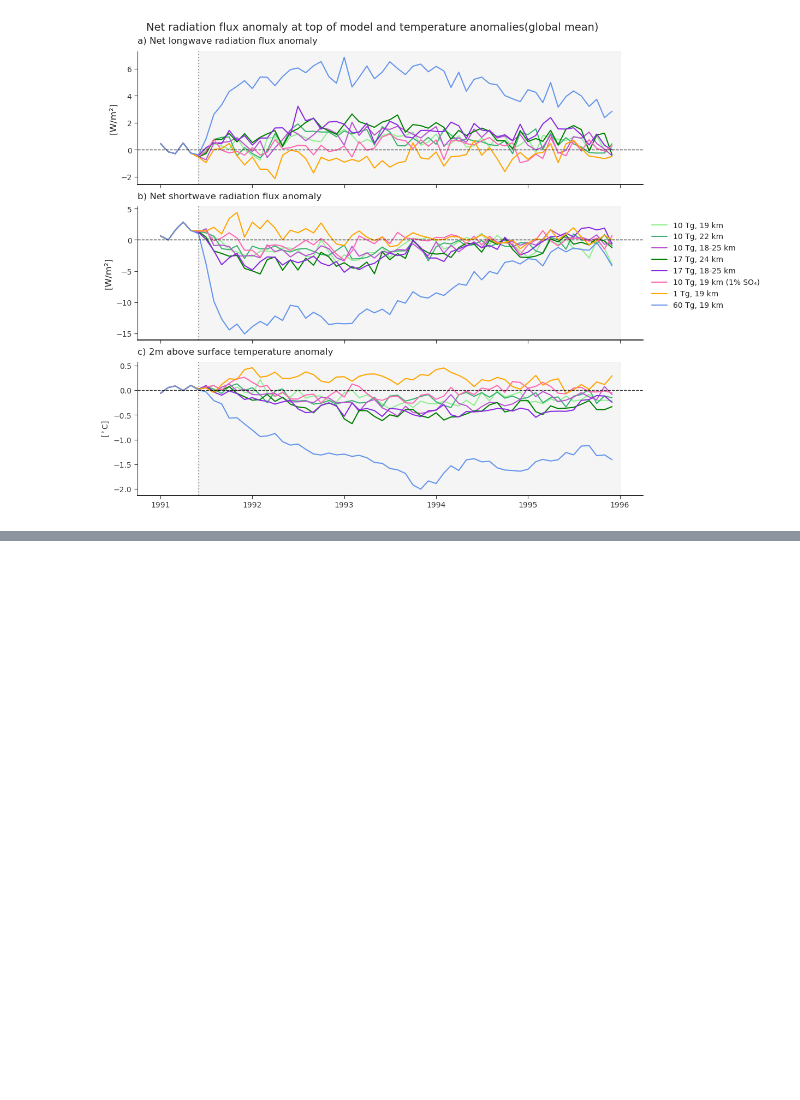
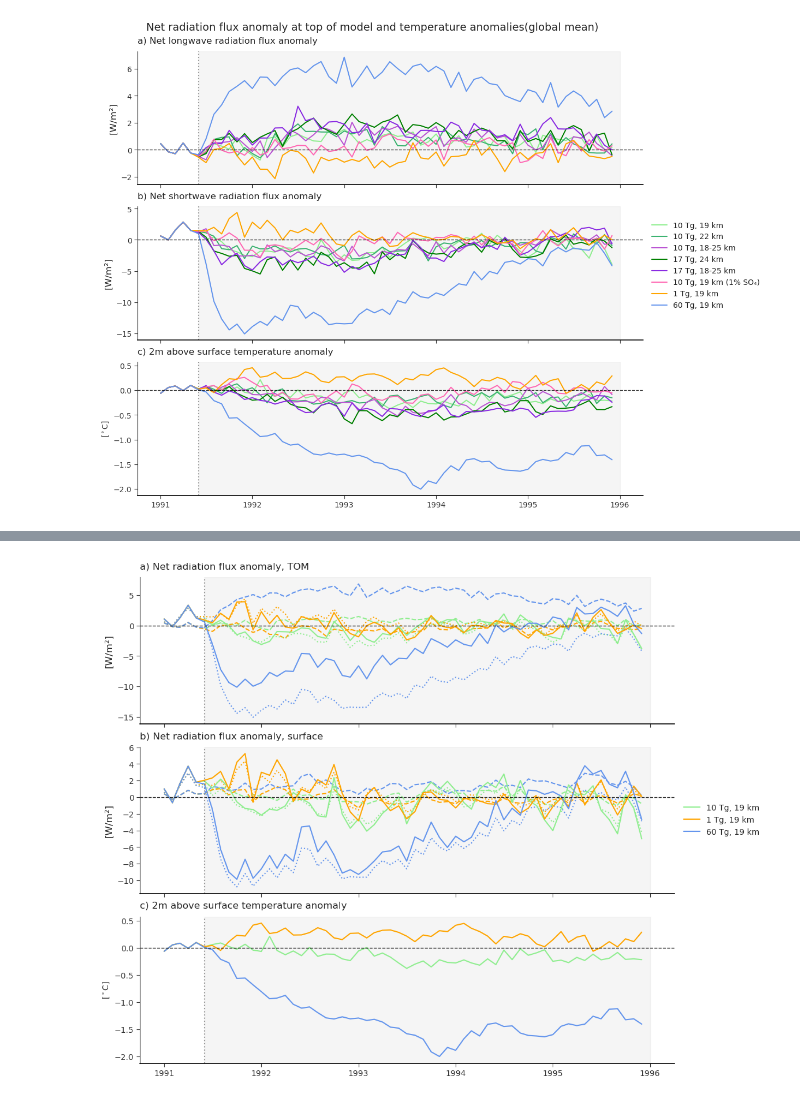
Before and after one commit to EliHHogemo/master_thesis, a Jupyter notebook: radiation.ipynb, the cells around one changed output, grey strips where cells are left out. Drawn from its saved outputs; the diff is of its cells as text; code cells hidden in the pictures; blank space fills up the shorter version.

```diff
--- a/radiation.ipynb
+++ b/radiation.ipynb
@@ -779,2 +789,82 @@ plt.show()
+# %%
+sns.set_style("ticks")
+plt.rcParams['axes.edgecolor'] = '#333333'
+plt.rcParams['xtick.color'] = '#333333'
+plt.rcParams['ytick.color'] = '#333333'
+
+eruption_date = cftime.DatetimeNoLeap(1991, 6, 1)
+start_date    = cftime.DatetimeNoLeap(1991, 1, 1)
+end_date      = cftime.DatetimeNoLeap(1996, 1, 1)
+
+xticks = [cftime.DatetimeNoLeap(y, 1, 1) for y in range(1991, 1997)]
+xtick_labels = [str(y) for y in range(1991, 1997)]
+
+fig, (ax_top, ax_surf, ax_t) = plt.subplots(3, 1, figsize=(10, 9), sharex=True, constrained_layout=True)
+
+ax_top.plot(netlwtom_19_c_anom.time, netlwtom_19_c_anom,color="lightgreen", lw=1.5, linestyle = "--")
+ax_top.plot(netlwtom_1tg_anom.time, netlwtom_1tg_anom,color="orange", lw=1.5, linestyle = "--")
+ax_top.plot(netlwtom_60tg_anom.time, netlwtom_60tg_anom,color="cornflowerblue", lw=1.5, linestyle = "--")
+ax_top.set_ylabel("[W/m²]", fontsize=12)
+
+ax_top.plot(netswtom_19_c_anom.time, netswtom_19_c_anom,color="lightgreen", lw=1.5, linestyle = ":")
+ax_top.plot(netswtom_1tg_anom.time, netswtom_1tg_anom,color="orange", lw = 1.5, linestyle = ":")
+ax_top.plot(netswtom_60tg_anom.time, netswtom_60tg_anom,color="cornflowerblue", lw=1.5, linestyle = ":")
+ax_top.set_ylabel("[W/m²]", fontsize=12)
+
+ax_top.plot(total_tom_19_c.time, total_tom_19_c,color="lightgreen", lw=1.5)
+ax_top.plot(total_tom_1tg.time, total_tom_1tg,color="orange", lw = 1.5)
+ax_top.plot(total_tom_60tg.time, total_tom_60tg,color="cornflowerblue", lw=1.5)
+ax_top.set_ylabel("[W/m²]", fontsize=12)
+
+ax_surf.plot(netlwsurf_19_c_anom.time, netlwsurf_19_c_anom,color="lightgreen", lw=1.5, linestyle = "--")
+ax_surf.plot(netlwsurf_1tg_anom.time, netlwsurf_1tg_anom,color="orange", lw=1.5, linestyle = "--")
+ax_surf.plot(netlwsurf_60tg_anom.time, netlwsurf_60tg_anom,color="cornflowerblue", lw=1.5, linestyle = "--")
+ax_surf.set_ylabel("[W/m²]", fontsize=12)
+
+ax_surf.plot(netswsurf_19_c_anom.time, netswsurf_19_c_anom,color="lightgreen", lw=1.5, linestyle = ":")
+ax_surf.plot(netswsurf_1tg_anom.time, netswsurf_1tg_anom,color="orange", lw = 1.5, linestyle = ":")
+ax_surf.plot(netswsurf_60tg_anom.time, netswsurf_60tg_anom,color="cornflowerblue", lw=1.5, linestyle = ":")
+ax_surf.set_ylabel("[W/m²]", fontsize=12)
+
+ax_surf.plot(total_surf_19_c.time, total_surf_19_c,color="lightgreen", lw=1.5)
+ax_surf.plot(total_surf_1tg.time, total_surf_1tg,color="orange", lw = 1.5)
+ax_surf.plot(total_surf_60tg.time, total_surf_60tg,color="cornflowerblue", lw=1.5)
+ax_surf.set_ylabel("[W/m²]", fontsize=12)
+
+ax_t.plot(t_anom_19_c.time, t_anom_19_c,color="lightgreen", label="10 Tg, 19 km", lw=1.5)
+ax_t.plot(t_anom_1tg.time, t_anom_1tg, color="orange", label="1 Tg, 19 km", lw=1.5)
+ax_t.plot(t_anom_60tg.time, t_anom_60tg,color="cornflowerblue", label="60 Tg, 19 km", lw=1.5)
+ax_t.set_ylabel("[$^\circ$C]")
+
+axes = [ax_top, ax_surf, ax_t]
+titles = ["a) Net radiation flux anomaly, TOM", "b) Net radiation flux anomaly, surface", "c) 2m above surface temperature anomaly"]
+
+for i, ax in enumerate(axes):
+    ax.axhline(0, color="black", lw=1.0, ls='--', alpha=0.8)
+    ax.axvline(eruption_date, color='gray', ls = ":", alpha=0.8)
+    ax.axvspan(eruption_date, cftime.DatetimeNoLeap(1996, 1, 1), color='gray', alpha=0.08, zorder=0)
+    ax.tick_params(direction='out', length=4)
+    ax.set_title(titles[i], loc='left', fontsize=12, pad=10)
+
+    sns.despine(ax=ax)
+
+for ax in [ax_top, ax_surf, ax_t]:
+    ax.set_xticks(xticks)
+    ax.set_xticklabels(xtick_labels)
+    ax.spines['bottom'].set_visible(True)
+    ax.spines['bottom'].set_color('black')
+    ax.spines['bottom'].set_linewidth(1.2)
+
+
+fig.legend(
+    loc="center left",
+    bbox_to_anchor=(1, 0.5),
+    frameon=False,
+    fontsize=10
+)
+
+plt.show()
+# %% [output]
+[figure, added]
 # %%
 experiments = [
```
Also changed, not shown: parts of 7 cells of this notebook, 4 other files.
